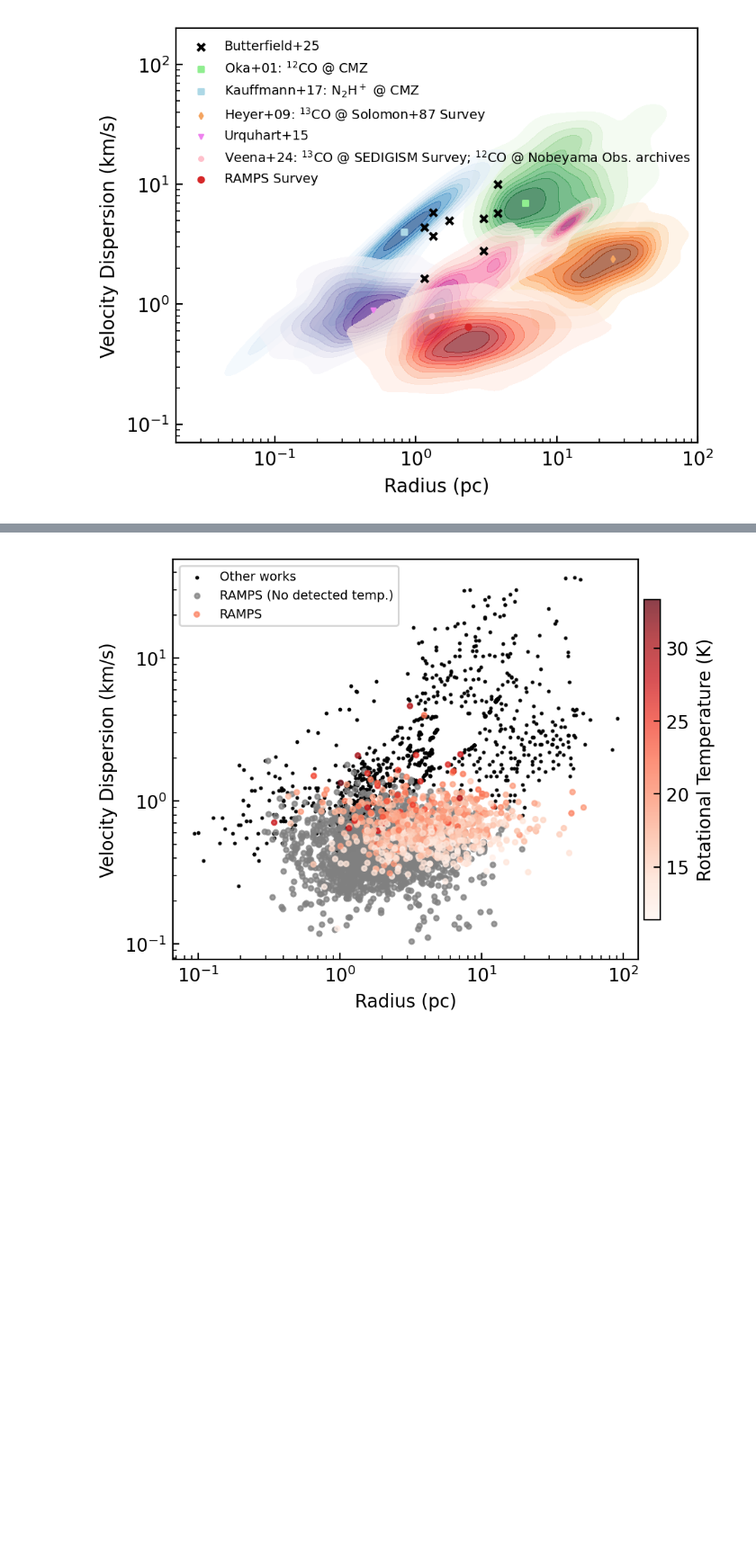
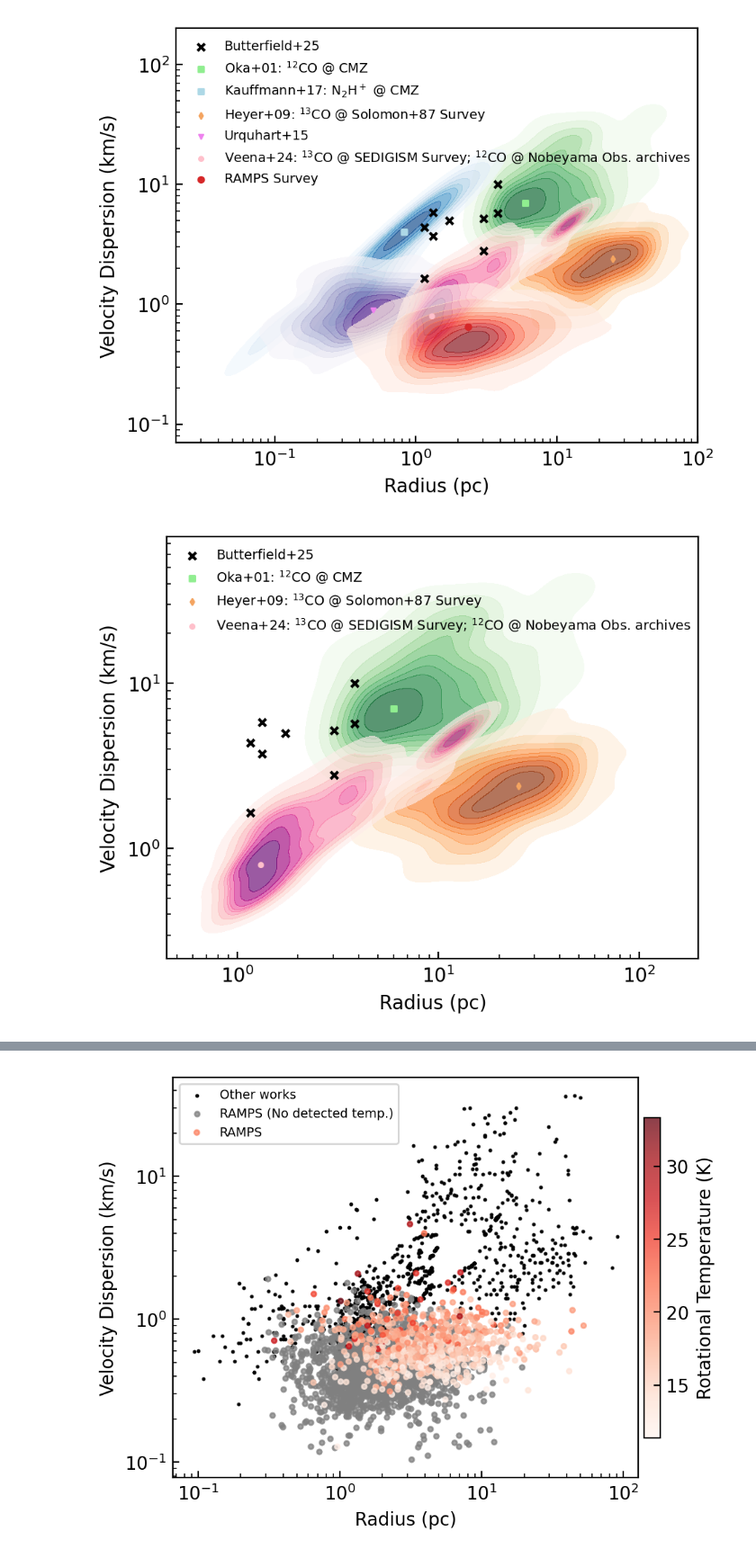
Before and after one commit to harrisonfwest/GBO-REU, a Jupyter notebook: Butterfield_plotting/linewidth_plot.ipynb, the cells around one changed output, grey strips where cells are left out. Shown at 90% size. Saved outputs shown, nothing was run; the diff lists cells and outputs as text; code cells hidden in the pictures; blank space fills up the shorter version.

Commit message:
split density plot into two

```diff
--- a/Butterfield_plotting/linewidth_plot.ipynb
+++ b/Butterfield_plotting/linewidth_plot.ipynb
@@ -403,3 +403,28 @@ plt.ylim(.07, 2e2)
 plt.savefig("/users/hfwest/GBO-REU/plots/Larson_Density--West-Morgan.png", bbox_inches = 'tight', pad_inches = 0.1)
 # %% [output]
 [figure]
+# %%
+hist_bins = np.logspace(0.01, 100)
+
+fig, ax = plt.subplots(figsize=(w, h), dpi=d)
+plt.loglog()
+
+sns.kdeplot(x = oka01_r, y = oka01_l, fill = True, cmap = 'Greens', cbar = False, alpha = 0.65)
+sns.kdeplot(x = heyer09_r, y = heyer09_l, fill = True, cmap = 'Oranges', cbar = False, alpha = 0.65)
+sns.kdeplot(x = veena24_r, y = veena24_l, fill = True, cmap = 'RdPu', cbar = False, alpha = 0.65)
+
+plt.scatter(midr, midl, s=15, color='black', label='Butterfield+25', marker='x')
+plt.scatter(6, 7, s=7, color='lightgreen', label='Oka+01: $^{12}$CO @ CMZ', marker='s')
+plt.scatter(25, 2.4, s=5, color='sandybrown', label='Heyer+09: $^{13}$CO @ Solomon+87 Survey', marker='d')
+plt.scatter(1.3, .8, s=5, color='pink', label='Veena+24: $^{13}$CO @ SEDIGISM Survey; $^{12}$CO @ Nobeyama Obs. archives')
+
+
+plt.xlabel('Radius (pc)')
+plt.ylabel('Velocity Dispersion (km/s)')
+ax.legend(fontsize='x-small', framealpha=0, loc = 'upper left')
+
+# plt.show()
+
+plt.savefig("/users/hfwest/GBO-REU/plots/Larson_Density2--West-Morgan.png", bbox_inches = 'tight', pad_inches = 0.1)
+# %% [output]
+[figure, added]
```
Also changed, not shown: parts of 1 cell of this notebook, 3 other files.
